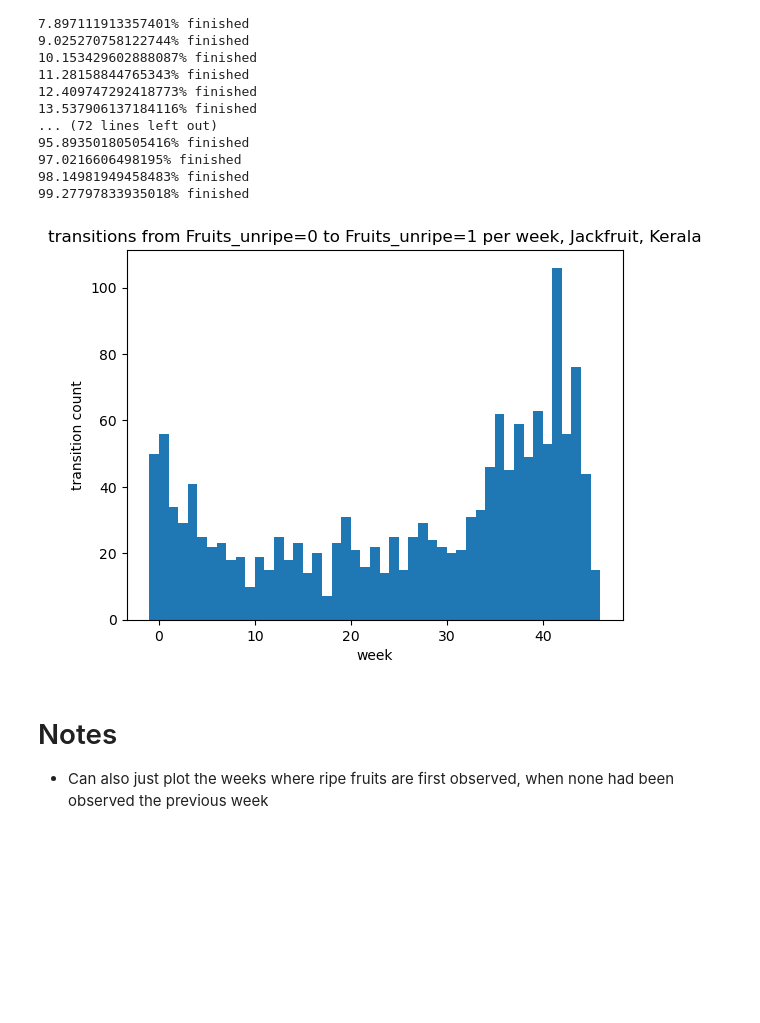
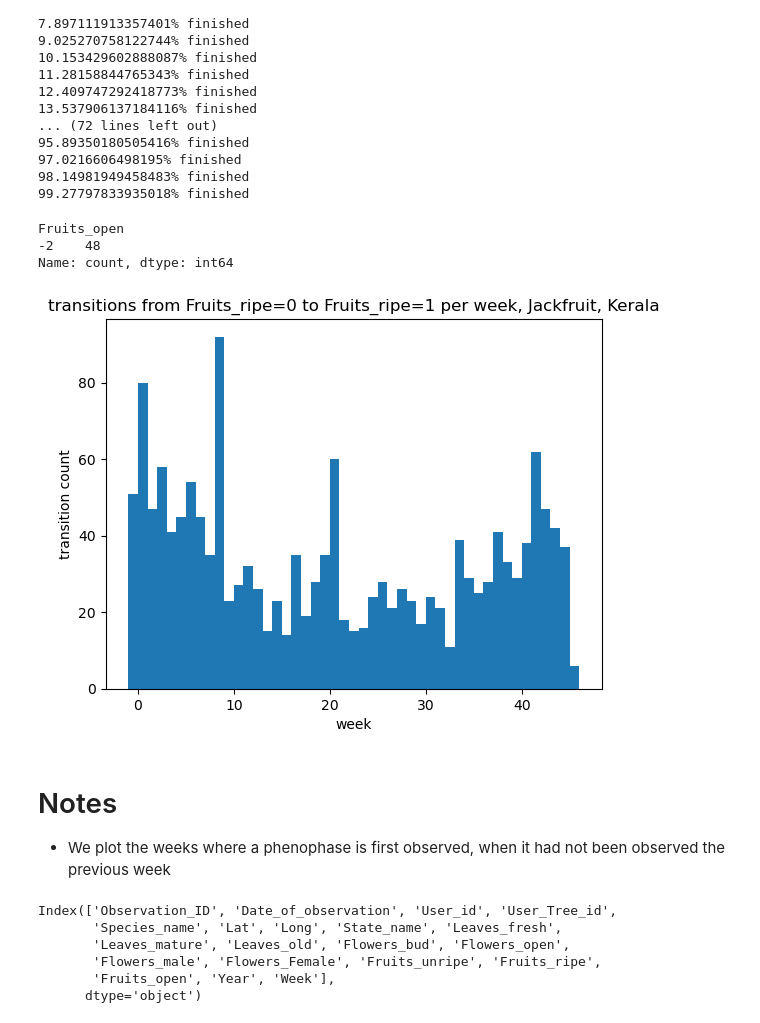
Before and after one commit to BU-Spark/pitne-season-watch, a Jupyter notebook: visualizations.ipynb, the cells around one changed output. Cells and saved outputs as stored; diff of their text form; code cells hidden in the pictures; blank space fills up the shorter version.

```diff
--- a/visualizations.ipynb
+++ b/visualizations.ipynb
@@ -133,7 +133,7 @@ i = 0
 for user_tree_id in jack_df['User_Tree_id'].unique():
     i += 1
     jack_df_for_tree_id = jack_df[jack_df['User_Tree_id'] == user_tree_id].sort_values(by=['Year', 'Week'], ascending=[True, True])
-    transition_weeks += get_transition_week(jack_df_for_tree_id, 'Fruits_unripe')
+    transition_weeks += get_transition_week(jack_df_for_tree_id, 'Fruits_ripe')
     if i % 100 == 0:
         print("{}% finished".format(100 * i/total))
 # %% [output]
@@ -154,20 +154,57 @@ for user_tree_id in jack_df['User_Tree_id'].unique():
 97.0216606498195% finished
 98.14981949458483% finished
 99.27797833935018% finished
+# %%
+# get reference data transition weeks
+def get_transition_week_ref(tree_df, attr, zero_to_one=True):
+    transition_weeks = []
+    for week in tree_df['week'].unique():
+        tree_df_week = tree_df[tree_df['week'] == week]
+        tree_df_next_week = tree_df[tree_df['week'] == week + 1]
+        if len(tree_df_week) > 0 and len(tree_df_next_week) > 0:
+            tree_df_week_attr_zero = tree_df_week[tree_df_week[attr] == 0]
+            tree_df_week_attr_one = tree_df_week[tree_df_week[attr] == 1]
+            tree_df_next_week_attr_zero = tree_df_next_week[tree_df_next_week[attr] == 0]
+            tree_df_next_week_attr_one = tree_df_next_week[tree_df_next_week[attr] == 1]
+            if zero_to_one:
+                if len(tree_df_week_attr_zero) > 0 and len(tree_df_week_attr_one) == 0 and len(tree_df_next_week_attr_one) > 0:
+                    transition_weeks.append(week)
+            else:
+                if len(tree_df_week_attr_one) > 0 and len(tree_df_week_attr_zero) == 0 and len(tree_df_next_week_attr_zero) > 0:
+                    transition_weeks.append(week)
+    return transition_weeks
+
+jack_id = name_to_id_dict['Jackfruit- Artocarpus heterophyllus']
+jack_ref_df = ref_df[ref_df['species_id'] == jack_id]
+transition_weeks_ref = get_transition_week_ref(jack_ref_df, 'Flowers_open')
+jack_ref_df['Fruits_open'].value_counts()
+# %% [output]
+Fruits_open
+-2    48
+Name: count, dtype: int64
 # %%
 # get counts for each transition week
 counts = pd.Series(transition_weeks).value_counts()
 count_idxs, counts = list(counts.index), list(counts)
 count_idxs, counts
 
 # plot the distribution of transitions
-plt.title("transitions from {}={} to {}={} per week, Jackfruit, Kerala".format(attr, 0, attr, 1))
+plt.title("transitions from {}={} to {}={} per week, Jackfruit, Kerala".format('Fruits_ripe', 0, 'Fruits_ripe', 1))
 plt.xlabel("week")
 plt.ylabel("transition count")
 plt.bar(x=count_idxs, height=counts, width=-1, align='edge')
 plt.show()
 # %% [output]
-[figure, old version]
+[figure, new version]
 # %% [markdown]
 # Notes
-- Can also just plot the weeks where ripe fruits are first observed, when none had been observed the previous week
+- We plot the weeks where a phenophase is first observed, when it had not been observed the previous week
+# %%
+cit_df.columns
+# %% [output]
+Index(['Observation_ID', 'Date_of_observation', 'User_id', 'User_Tree_id',
+       'Species_name', 'Lat', 'Long', 'State_name', 'Leaves_fresh',
+       'Leaves_mature', 'Leaves_old', 'Flowers_bud', 'Flowers_open',
+       'Flowers_male', 'Flowers_Female', 'Fruits_unripe', 'Fruits_ripe',
+       'Fruits_open', 'Year', 'Week'],
+      dtype='object')
```
